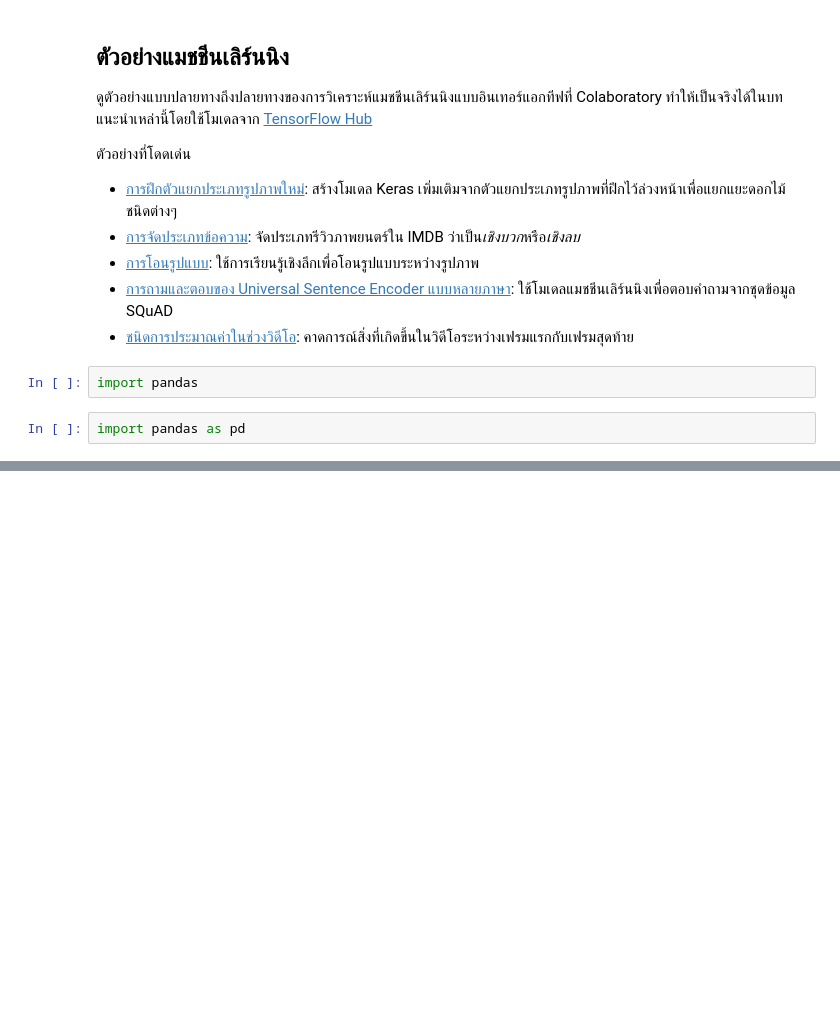
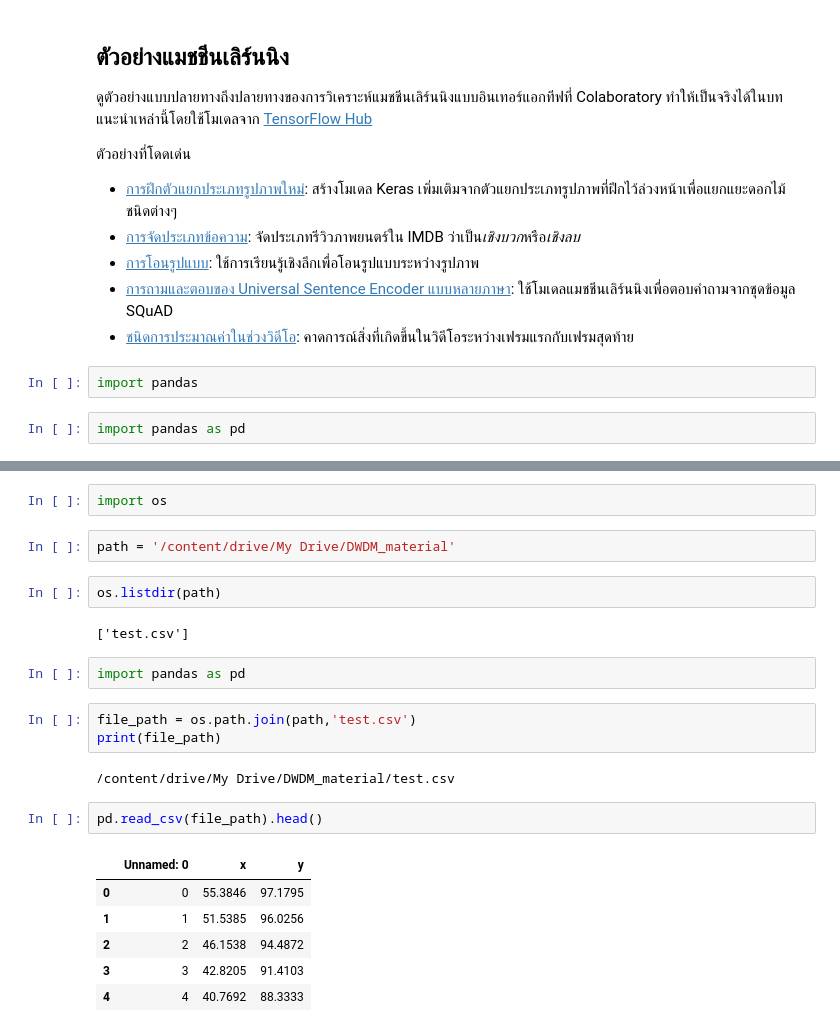
Before and after one commit to watcharapornn/KKU_data_mining, a Jupyter notebook: Data101.ipynb, the cells around one changed output, grey strips where cells are left out. Cells and saved outputs as stored; diff of their text form; blank space fills up the shorter version.

```diff
--- a/Data101.ipynb
+++ b/Data101.ipynb
@@ -119,0 +129,24 @@ import pandas as pd
+# %%
+import os
+# %%
+path = '/content/drive/My Drive/DWDM_material'
+# %%
+os.listdir(path)
+# %% [output]
+['test.csv']
+# %%
+import pandas as pd
+# %%
+file_path = os.path.join(path,'test.csv')
+print(file_path)
+# %% [output]
+/content/drive/My Drive/DWDM_material/test.csv
+# %%
+pd.read_csv(file_path).head()
+# %% [output]
+|  | Unnamed: 0 | x | y |
+| 0 | 0 | 55.3846 | 97.1795 |
+| 1 | 1 | 51.5385 | 96.0256 |
+| 2 | 2 | 46.1538 | 94.4872 |
+| 3 | 3 | 42.8205 | 91.4103 |
+| 4 | 4 | 40.7692 | 88.3333 |
```
Also changed, not shown: parts of 6 cells of this notebook.
